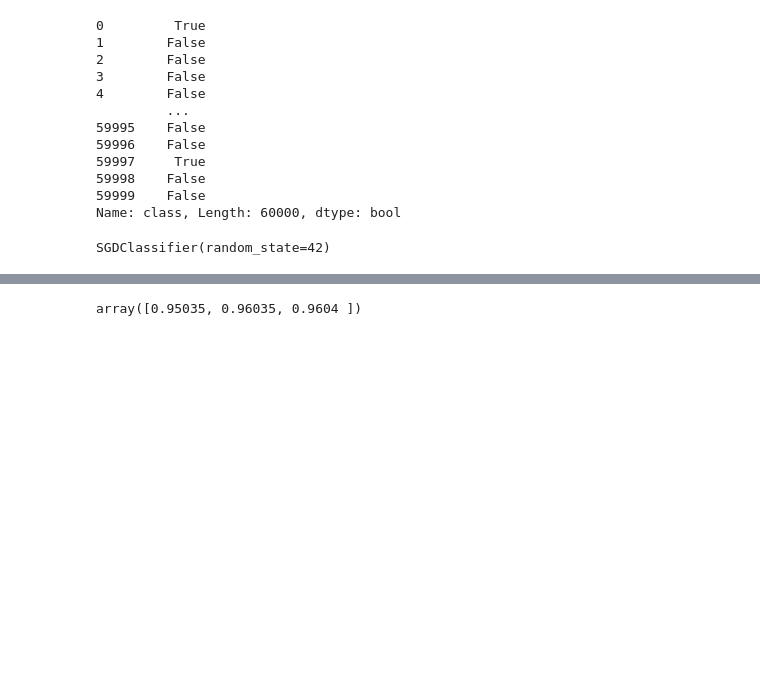
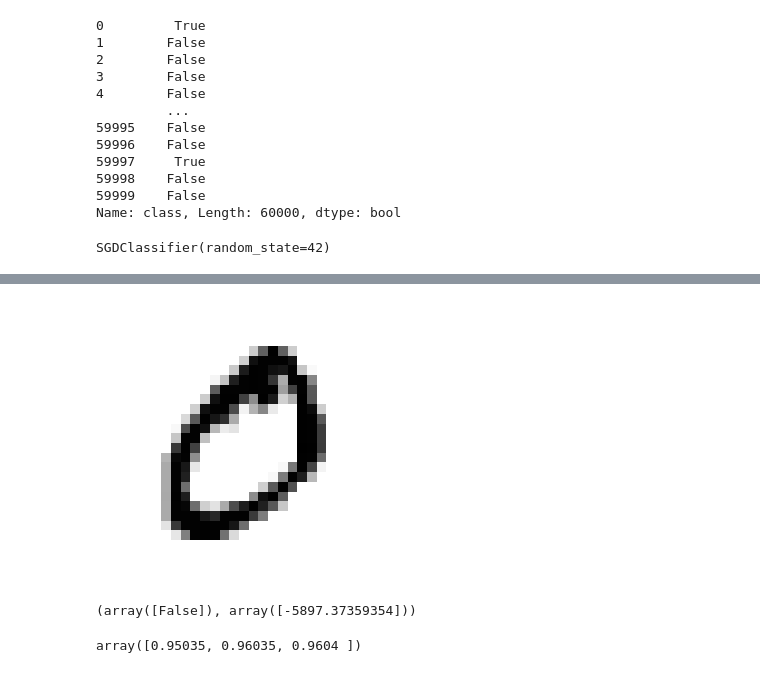
Before and after one commit to ssegui/ml_ub, a Jupyter notebook: notebooks/Session4.ipynb, the cells around one changed output, grey strips where cells are left out. Cells and saved outputs as stored; diff of their text form; code cells hidden in the pictures; blank space fills up the shorter version.

```diff
--- a/notebooks/Session4.ipynb
+++ b/notebooks/Session4.ipynb
@@ -126,8 +126,8 @@ X_train, X_test, y_train, y_test = X[:60000], X[60000:], y[:60000], y[60000:]
 ## BINARY Classifier
 Detect number 5
 # %%
-y_train_5 = (y_train == '5')
-y_test_5 = (y_test == '5')
+y_train_5 = (y_train == 5)
+y_test_5 = (y_test == 5)
 # %%
 y_train_5
 # %% [output]
@@ -158,3 +165,14 @@ array([ True])
+# %%
+some_digit = X.loc[1].values
+some_digit_image = some_digit.reshape(28, 28)
+plt.imshow(some_digit_image, cmap=mpl.cm.binary)
+plt.axis("off")
+plt.show()
+
+sgd_clf.predict([some_digit]),sgd_clf.decision_function([some_digit])
+# %% [output]
+[figure, added]
+(array([False]), array([-5897.37359354]))
 # %%
 from sklearn.model_selection import cross_val_score
 cross_val_score(sgd_clf, X_train, y_train_5, cv=3, scoring="accuracy")
```
Also changed, not shown: parts of 12 cells of this notebook.
